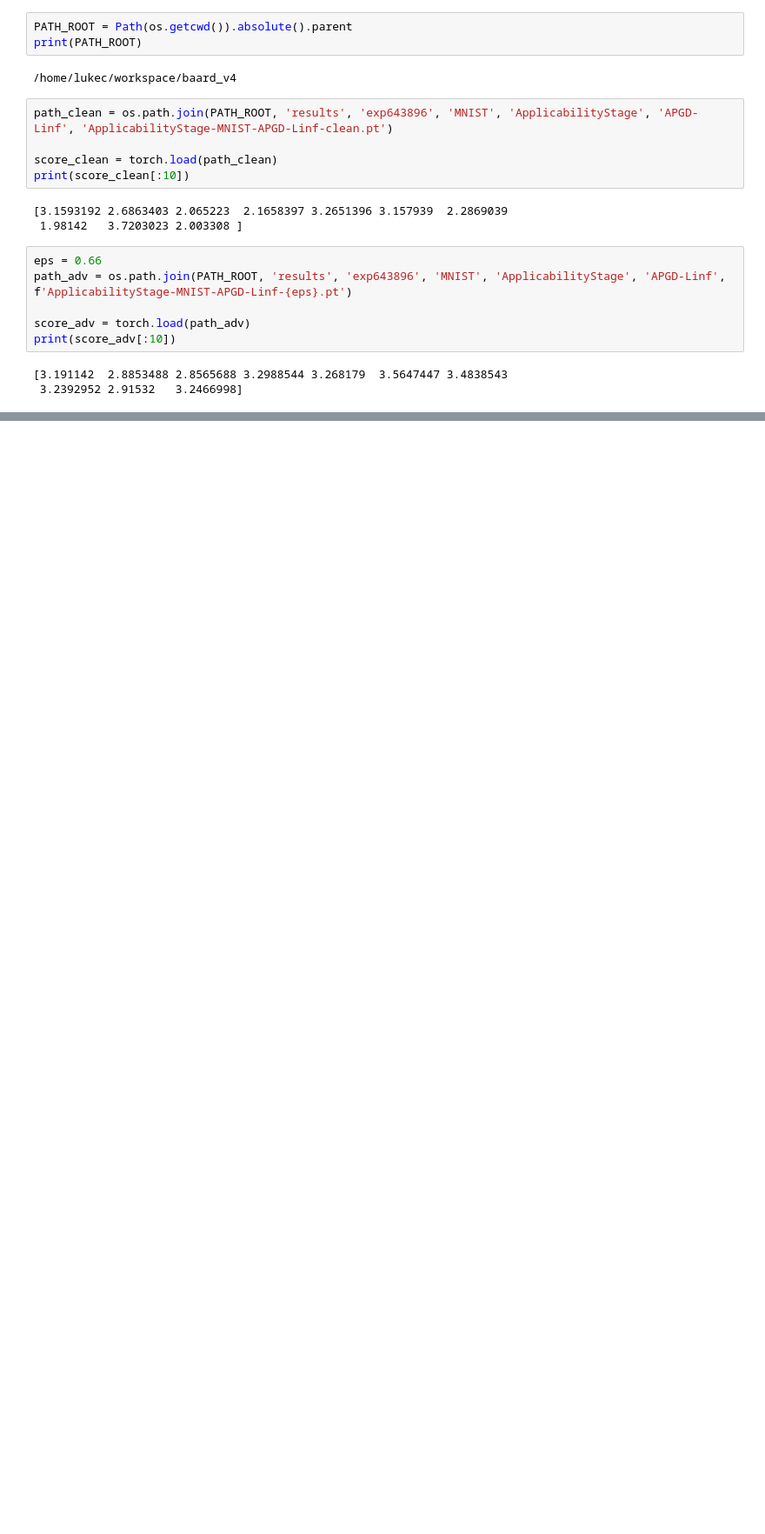
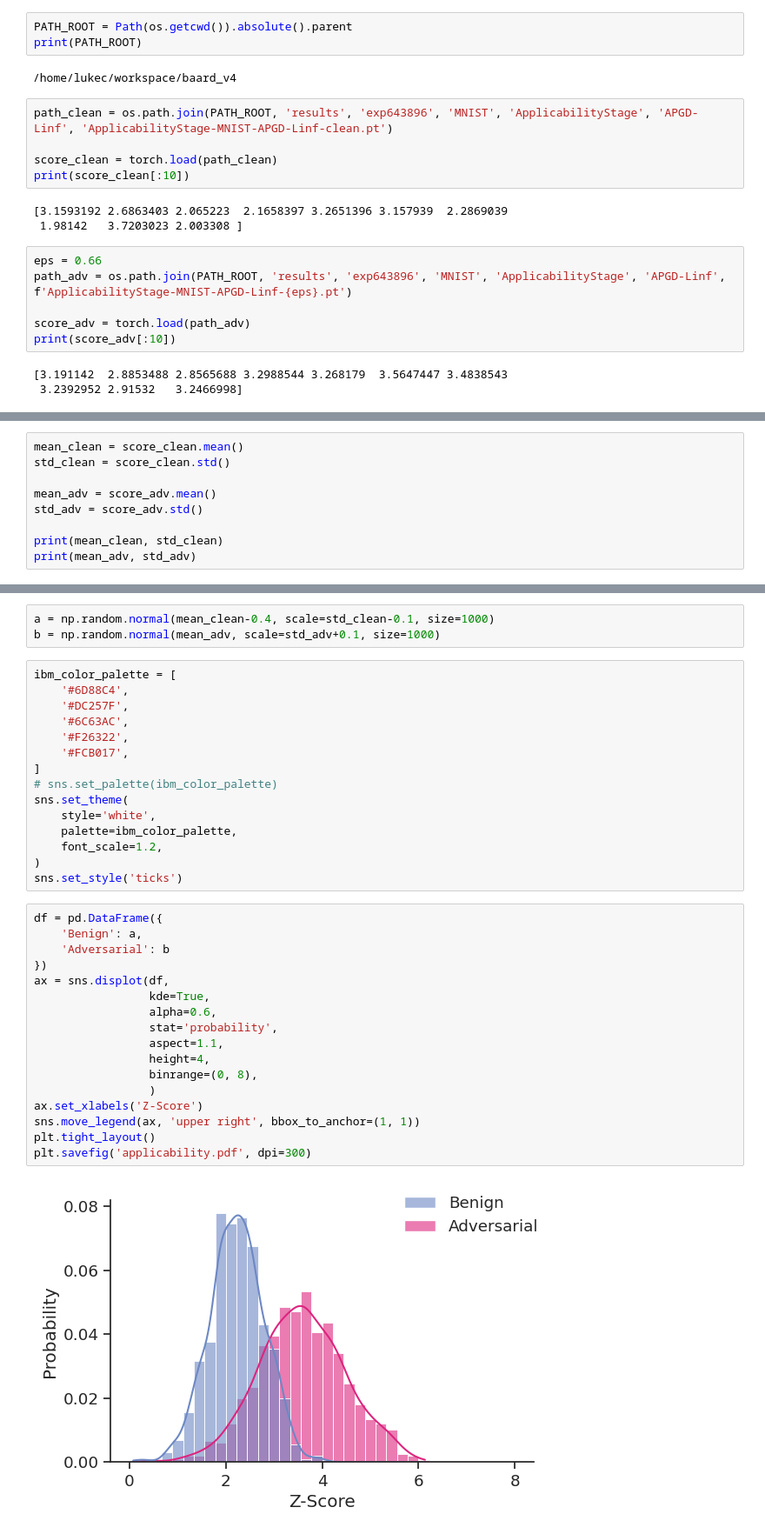
Before and after one commit to changx03/baard, a Jupyter notebook: plots/figure_applicability.ipynb, the cells around one changed output, grey strips where cells are left out. Shown at 87% size. Cells and saved outputs as stored; diff of their text form; blank space fills up the shorter version.

Commit message:
added figure for applicability

```diff
--- a/plots/figure_applicability.ipynb
+++ b/plots/figure_applicability.ipynb
@@ -36,3 +36,12 @@ sn.histplot(score_adv, stat='probability')
 # %% [output]
 <AxesSubplot: ylabel='Probability'>
 [figure]
+# %%
+mean_clean = score_clean.mean()
+std_clean = score_clean.std()
+
+mean_adv = score_adv.mean()
+std_adv = score_adv.std()
+
+print(mean_clean, std_clean)
+print(mean_adv, std_adv)
@@ -38,0 +51,37 @@ sn.histplot(score_adv, stat='probability')
+# %%
+a = np.random.normal(mean_clean-0.4, scale=std_clean-0.1, size=1000)
+b = np.random.normal(mean_adv, scale=std_adv+0.1, size=1000)
+# %%
+ibm_color_palette = [
+    '#6D88C4',
+    '#DC257F',
+    '#6C63AC',
+    '#F26322',
+    '#FCB017',
+]
+# sns.set_palette(ibm_color_palette)
+sns.set_theme(
+    style='white',
+    palette=ibm_color_palette,
+    font_scale=1.2,
+)
+sns.set_style('ticks')
+# %%
+df = pd.DataFrame({
+    'Benign': a,
+    'Adversarial': b
+})
+ax = sns.displot(df,
+                 kde=True,
+                 alpha=0.6,
+                 stat='probability',
+                 aspect=1.1,
+                 height=4,
+                 binrange=(0, 8),
+                 )
+ax.set_xlabels('Z-Score')
+sns.move_legend(ax, 'upper right', bbox_to_anchor=(1, 1))
+plt.tight_layout()
+plt.savefig('applicability.pdf', dpi=300)
+# %% [output]
+[figure, added]
```
Also changed, not shown: parts of 3 cells of this notebook, 1 other file.
